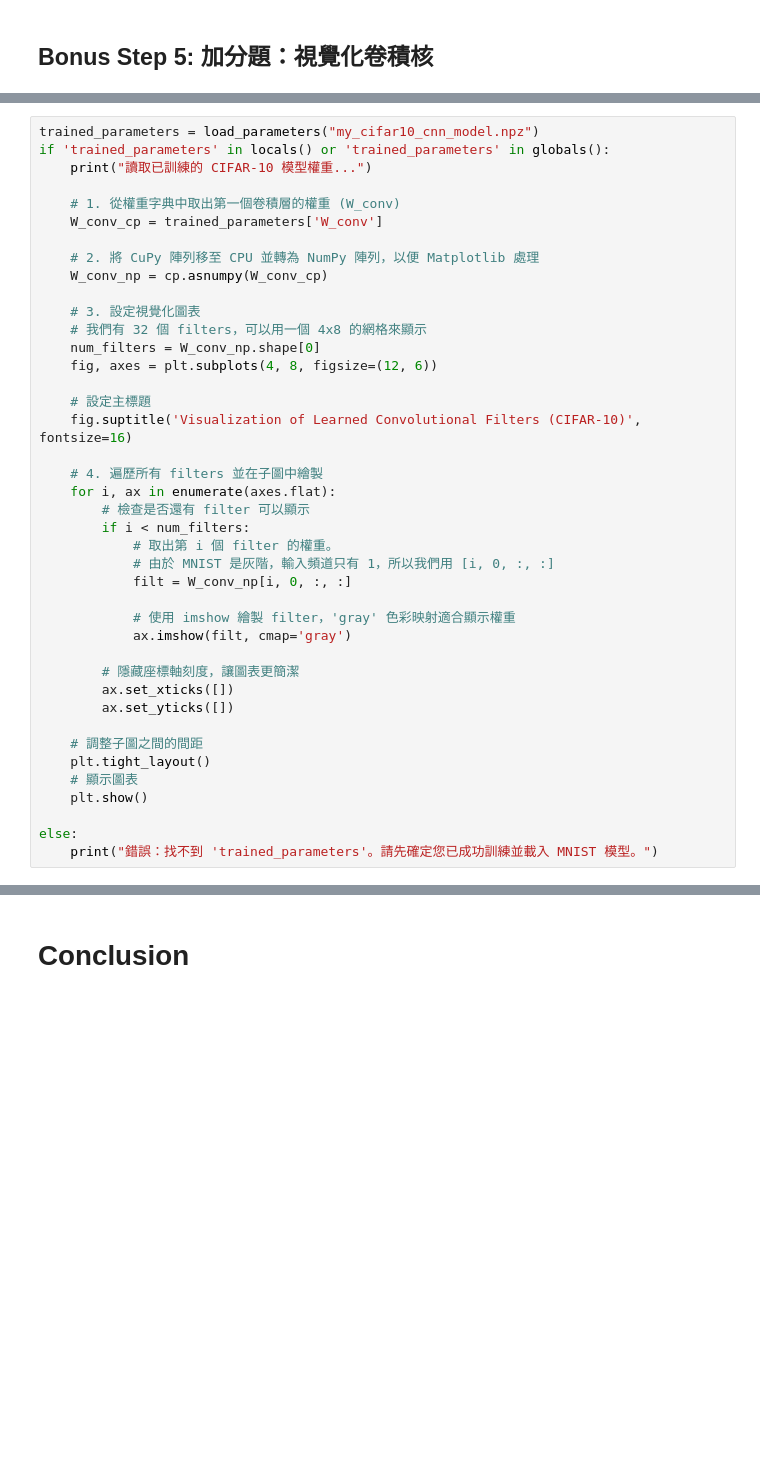
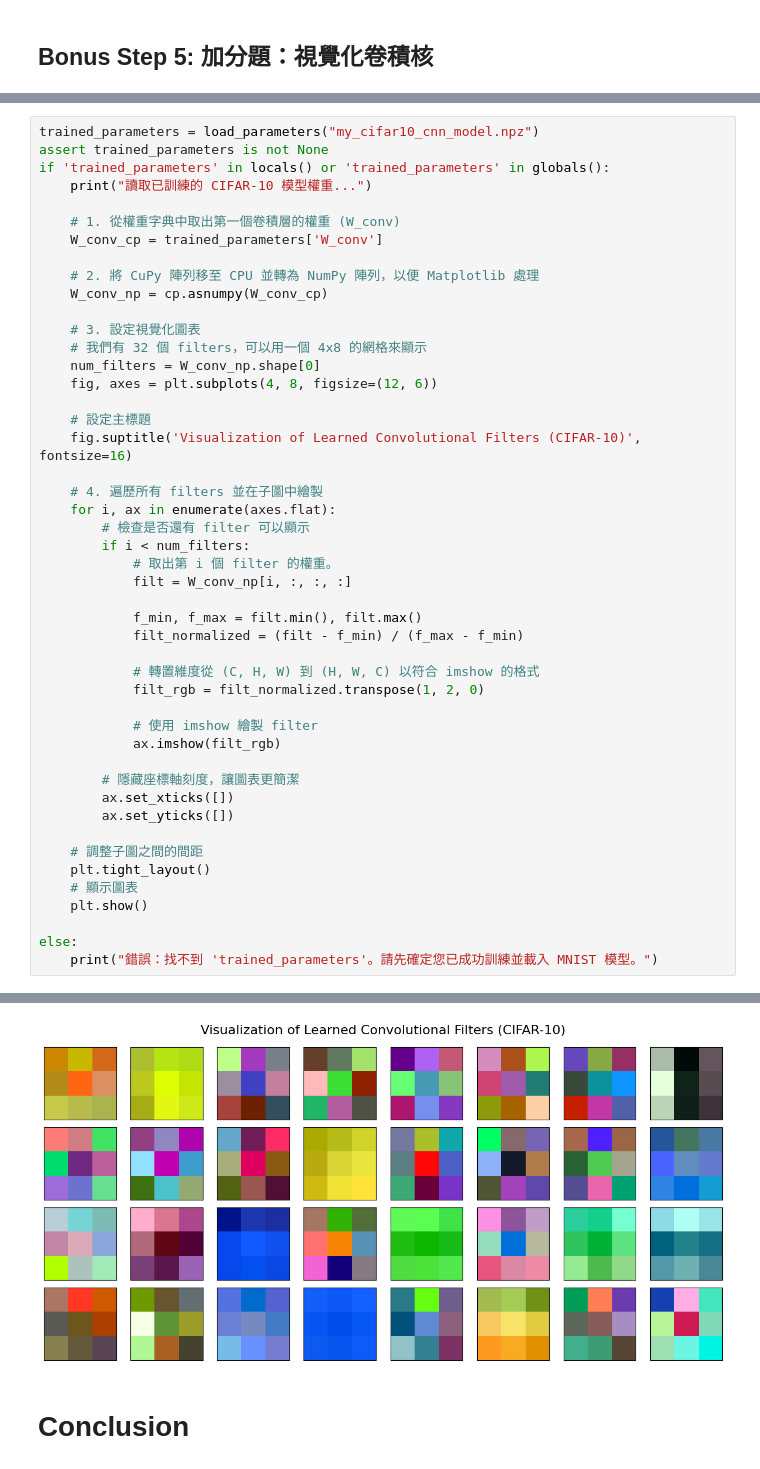
Before and after one commit to coke5151/nchu-ai-introduction, a Jupyter notebook: notebooks/hw4.ipynb, the cells around one changed output, grey strips where cells are left out. Saved outputs shown, nothing was run; the diff lists cells and outputs as text; blank space fills up the shorter version.

```diff
--- a/notebooks/hw4.ipynb
+++ b/notebooks/hw4.ipynb
@@ -1570,5 +1575,6 @@ plt.show()
 # %%
 trained_parameters = load_parameters("my_cifar10_cnn_model.npz")
+assert trained_parameters is not None
 if 'trained_parameters' in locals() or 'trained_parameters' in globals():
     print("讀取已訓練的 CIFAR-10 模型權重...")
 
@@ -1591,11 +1597,16 @@ if 'trained_parameters' in locals() or 'trained_parameters' in globals():
         # 檢查是否還有 filter 可以顯示
         if i < num_filters:
             # 取出第 i 個 filter 的權重。
-            # 由於 MNIST 是灰階，輸入頻道只有 1，所以我們用 [i, 0, :, :]
-            filt = W_conv_np[i, 0, :, :]
+            filt = W_conv_np[i, :, :, :]
 
-            # 使用 imshow 繪製 filter，'gray' 色彩映射適合顯示權重
-            ax.imshow(filt, cmap='gray')
+            f_min, f_max = filt.min(), filt.max()
+            filt_normalized = (filt - f_min) / (f_max - f_min)
+
+            # 轉置維度從 (C, H, W) 到 (H, W, C) 以符合 imshow 的格式
+            filt_rgb = filt_normalized.transpose(1, 2, 0)
+
+            # 使用 imshow 繪製 filter
+            ax.imshow(filt_rgb)
 
         # 隱藏座標軸刻度，讓圖表更簡潔
         ax.set_xticks([])
@@ -1614,3 +1626,4 @@ NameError: name 'cp' is not defined
+[figure, added]
 # %% [markdown]
 # Conclusion
 # %% [markdown]
```
Also changed, not shown: parts of 3 cells of this notebook.
